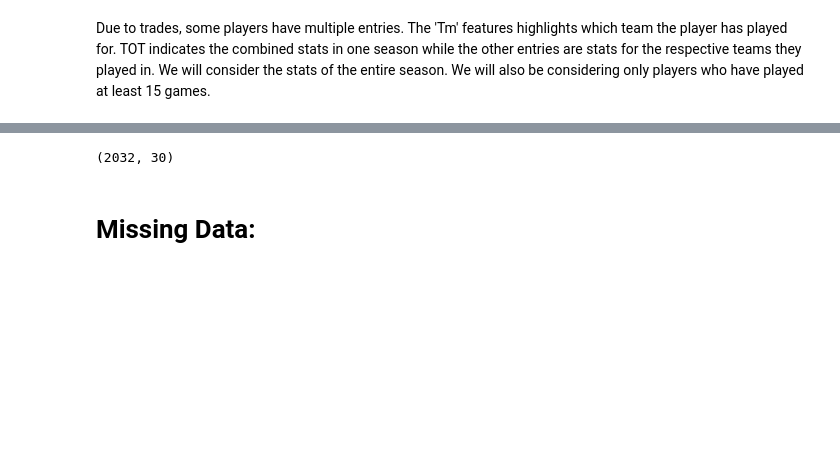
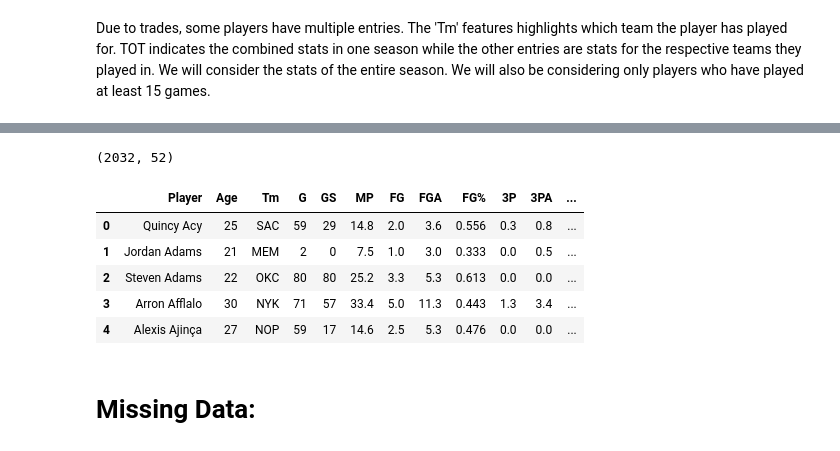
Before and after one commit to A-Jyad/Analyzing-NBA-Free-Agency, a Jupyter notebook: NBA_stats.ipynb, the cells around one changed output, grey strips where cells are left out. Cells and saved outputs as stored; diff of their text form; code cells hidden in the pictures; blank space fills up the shorter version.

```diff
--- a/NBA_stats.ipynb
+++ b/NBA_stats.ipynb
@@ -52,7 +43,21 @@ stats['Player'] = stats['Player'].str.replace('.', '')
-# %%
-stats.shape
-# %% [output]
-(2032, 30)
+# %%
+stats.replace(dict.fromkeys(['PG', 'SG', 'PG-SG', 'SG-PF', 'SF-SG', 'SG-SF'], 'Guard'), inplace = True)
+stats.replace(dict.fromkeys(['SF', 'PF', 'PF-SF'], 'Forward'), inplace = True)
+stats.replace(dict.fromkeys(['C', 'PF-C', 'C-PF'], 'Center'), inplace = True)
+
+dummy = pd.get_dummies(stats['Pos'])
+stats = pd.concat([stats, dummy], axis = 1)
+stats.drop('Pos', axis = 1, inplace = True)
+print(stats.shape)
+stats.head()
+# %% [output]
+(2032, 52)
+|  | Player | Age | Tm | G | GS | MP | FG | FGA | FG% | 3P | 3PA | ... |
+| 0 | Quincy Acy | 25 | SAC | 59 | 29 | 14.8 | 2.0 | 3.6 | 0.556 | 0.3 | 0.8 | ... |
+| 1 | Jordan Adams | 21 | MEM | 2 | 0 | 7.5 | 1.0 | 3.0 | 0.333 | 0.0 | 0.5 | ... |
+| 2 | Steven Adams | 22 | OKC | 80 | 80 | 25.2 | 3.3 | 5.3 | 0.613 | 0.0 | 0.0 | ... |
+| 3 | Arron Afflalo | 30 | NYK | 71 | 57 | 33.4 | 5.0 | 11.3 | 0.443 | 1.3 | 3.4 | ... |
+| 4 | Alexis Ajinça | 27 | NOP | 59 | 17 | 14.6 | 2.5 | 5.3 | 0.476 | 0.0 | 0.0 | ... |
 # %% [markdown]
 # Missing Data:
 # %%
```
Also changed, not shown: parts of 22 cells of this notebook, 9 other files.
